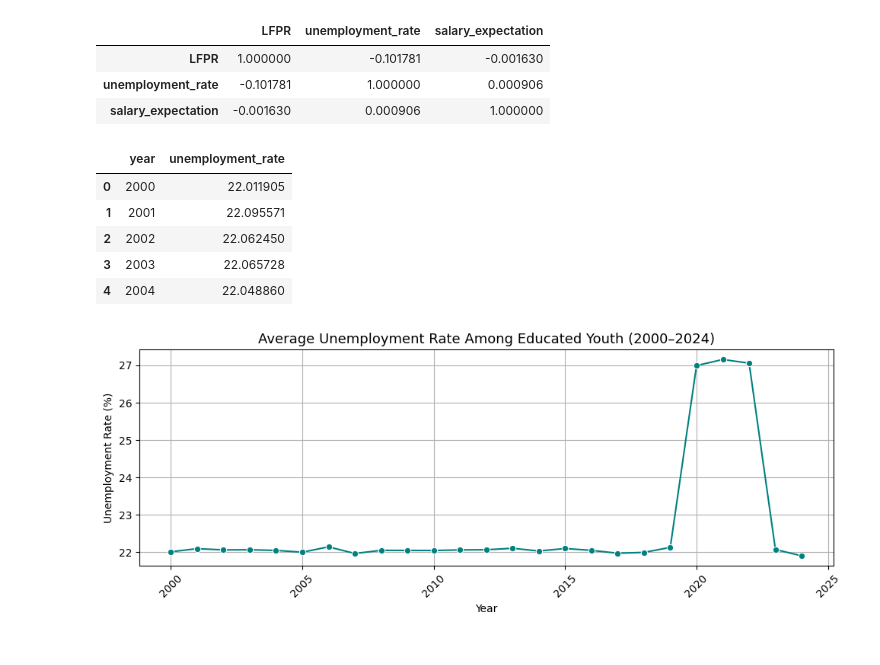
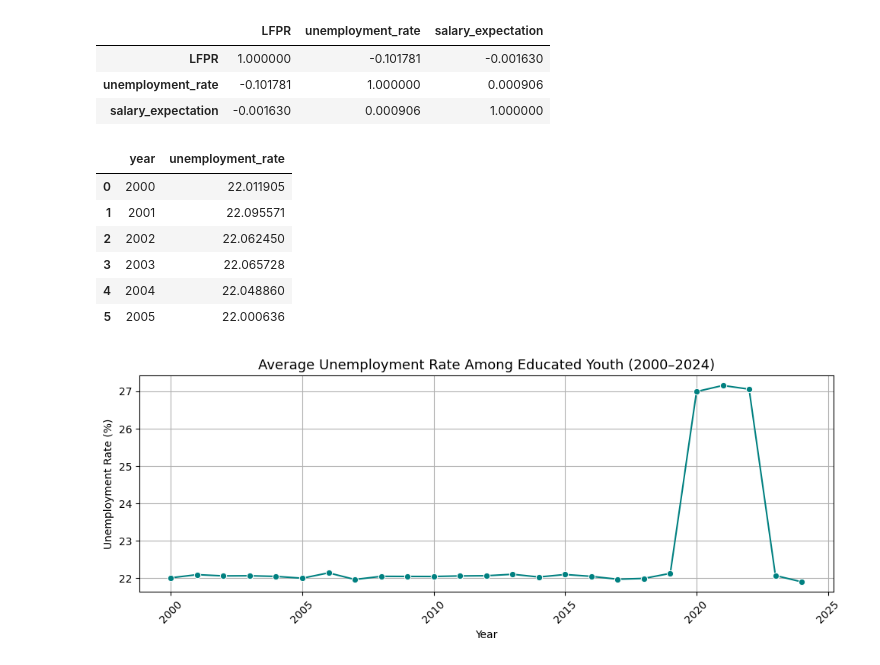
Before and after one commit to karan9551/project_unemployment_trend_analysis, a Jupyter notebook: Unemployment Trends Among Educated Youth in India.ipynb, the cells around one changed output. Saved outputs shown, nothing was run; the diff lists cells and outputs as text; code cells hidden in the pictures.

```diff
--- a/Unemployment Trends Among Educated Youth in India.ipynb
+++ b/Unemployment Trends Among Educated Youth in India.ipynb
@@ -132,22 +155,22 @@ df['date'] = pd.to_datetime(df['date'])
 
 # Extract 'year' from 'date'
 df['year'] = df['date'].dt.year
-
-#Group by 'year' and calculate average unemployment rate
-# This gives us the overall unemployment trend each year
-yearly_unemployment = (
-    df.groupby('year')['unemployment_rate']
-    .mean()
-    .reset_index()
-    .sort_values('year')
-)
-
-yearly_unemployment.head(5)
-# %% [output]
-|  | year | unemployment_rate |
-| 0 | 2000 | 22.011905 |
-| 1 | 2001 | 22.095571 |
-| 2 | 2002 | 22.062450 |
-| 3 | 2003 | 22.065728 |
-| 4 | 2004 | 22.048860 |
+# %%
+#Group by 'year' and calculate average unemployment rate
+# This gives us the overall unemployment trend each year
+yearly_unemployment = (
+    df.groupby('year')['unemployment_rate']
+    .mean()
+    .reset_index()
+    .sort_values('year')
+)
+yearly_unemployment.head(6)
+# %% [output]
+|  | year | unemployment_rate |
+| 0 | 2000 | 22.011905 |
+| 1 | 2001 | 22.095571 |
+| 2 | 2002 | 22.062450 |
+| 3 | 2003 | 22.065728 |
+| 4 | 2004 | 22.048860 |
+| 5 | 2005 | 22.000636 |
 # %%
```
Also changed, not shown: parts of 18 cells of this notebook, 5 other files.
